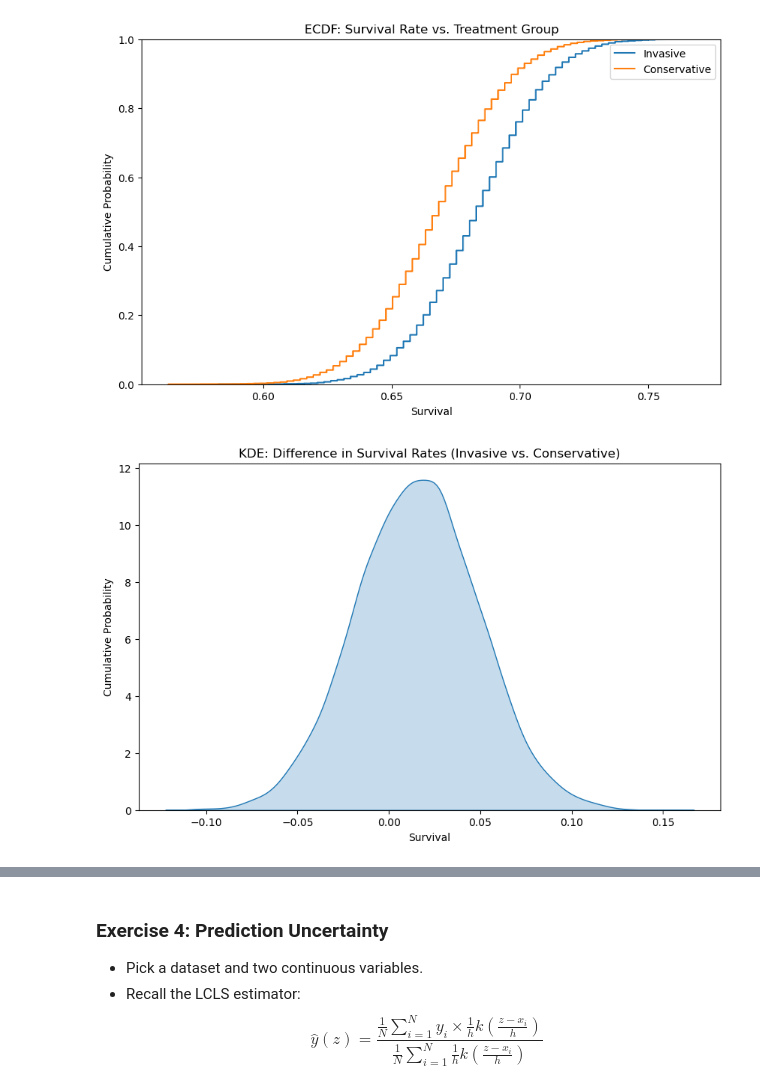
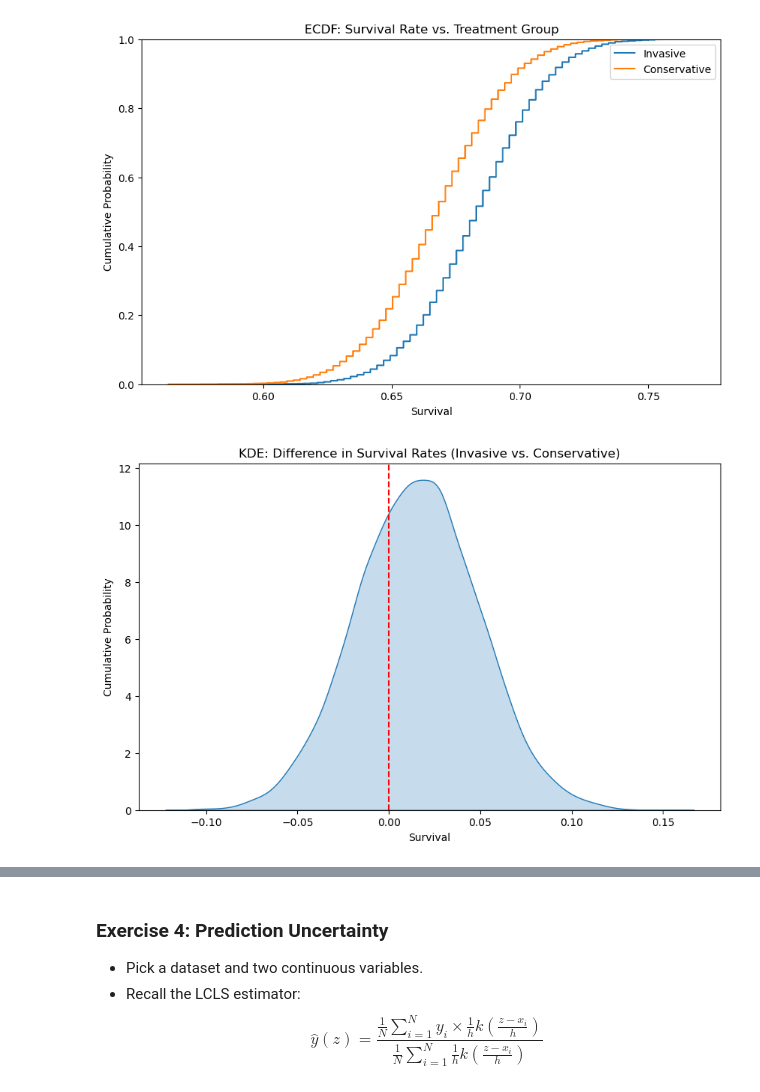
Before and after one commit to JamesSweatIII/assignment4ds5030, a Jupyter notebook: assignment_4.ipynb, the cells around one changed output, grey strips where cells are left out. Saved outputs shown, nothing was run; the diff lists cells and outputs as text; code cells hidden in the pictures.

```diff
--- a/assignment_4.ipynb
+++ b/assignment_4.ipynb
@@ -153,10 +153,12 @@ Like any contingency table, Table 1 displays the proportion of each group of a c
 68.3% of the invasive group survived and 66.8% of the conservative group survived.
 # %%
 ## Bootstrapped survival rate for invasive group
-rng = np.random.default_rng(123)
+x = 123 # number of deaths
+
+rng = np.random.default_rng(x)
 
 n_inv = 388
-obs_inv = np.array([1]*123 + [0]*(n_inv-123))
+obs_inv = np.array([1]*x + [0]*(n_inv-x))
 
 K = 10000
 survival_rates_inv = np.empty(K)
@@ -165,10 +167,12 @@ for i in range(K):
     survival_rates_inv[i] = 1-samp.mean()
 # %%
 ## Bootstrapped survival rate for conservative group
-rng = np.random.default_rng(129)
+y = 129
+
+rng = np.random.default_rng(y)
 
 n_con = 389
-obs_con = np.array([1]*129 + [0]*(n_inv-129))
+obs_con = np.array([1]*y + [0]*(n_inv-y))
 
 K = 10000
 survival_rates_con = np.empty(K)
@@ -200,14 +204,15 @@ plt.show()
 # %%
 survival_rates_diff = survival_rates_inv-survival_rates_con
 
 plt.figure(figsize=(10,6))
 sns.kdeplot(survival_rates_diff, fill=True)
+plt.axvline(0, color='red', linestyle='--')
 plt.title('KDE: Difference in Survival Rates (Invasive vs. Conservative)')
 plt.xlabel('Survival')
 plt.ylabel('Cumulative Probability')
 plt.show()
 # %% [output]
-[figure, old version]
+[figure, new version]
 # %%
 plt.figure(figsize=(10,6))
 sns.ecdfplot(survival_rates_diff)
```
Also changed, not shown: parts of 2 cells of this notebook.
